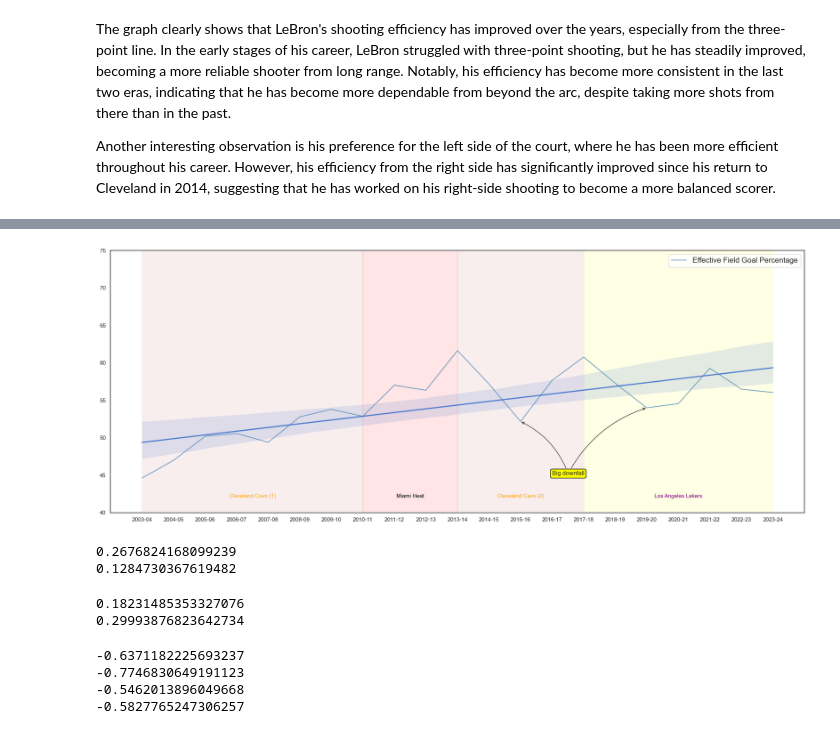
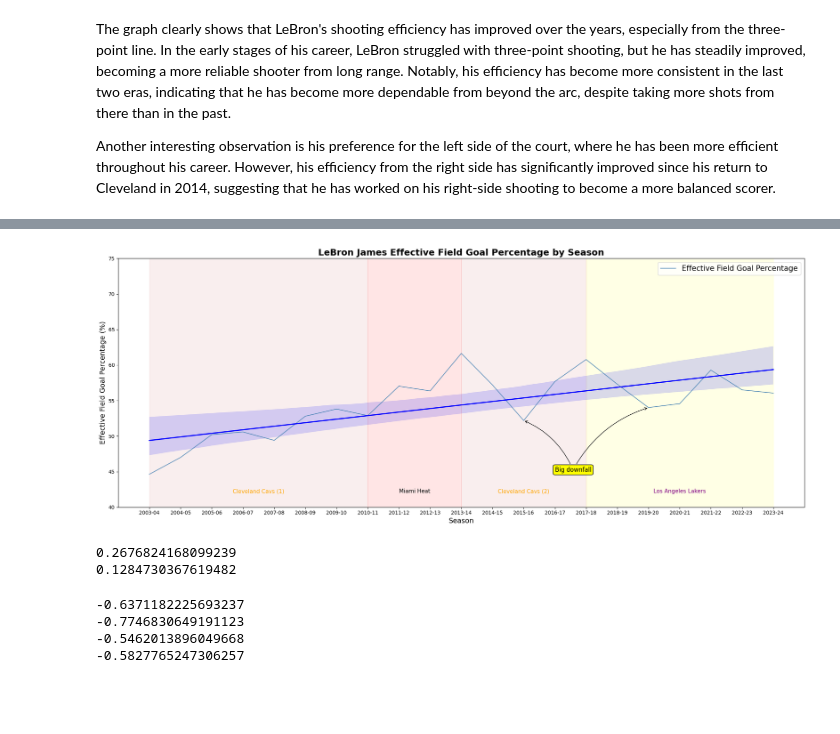
Before and after one commit to francescobortuzzo/DataScienceProject, a Jupyter notebook: creazione_plot/plot.ipynb, the cells around one changed output, grey strips where cells are left out. Cells and saved outputs as stored; diff of their text form; code cells hidden in the pictures; blank space fills up the shorter version.

```diff
--- a/creazione_plot/plot.ipynb
+++ b/creazione_plot/plot.ipynb
@@ -789,34 +792,39 @@ eras = [
     ('Cleveland Cavs (1)', 0, 7, 'indianred'),
     ('Miami Heat', 7, 10, 'red'),
     ('Cleveland Cavs (2)', 10, 14, 'indianred'),
     ('Los Angeles Lakers', 14, 20, 'yellow')
 ]
 
 text_color = ['orange', 'black', 'orange', 'purple']
 
 for era, d, d2, color in eras:
     plt.fill_between([d, d2], 0, 100, color=color, alpha=0.1)
     plt.text((d + d2) / 2, 42, era, fontsize=11, ha='center', color=text_color[eras.index((era, d, d2, color))])
 
 
 # Add legend
 plt.legend(loc='upper right', fontsize=15)
 
 # Annotate poor shooting seasons
 plt.annotate('Big downfall', xy=(12, efg[12]), xytext=(13, 45), fontsize=12,
              arrowprops=dict(arrowstyle="->", connectionstyle="arc3,rad=.2", color='k'),
              bbox=dict(boxstyle="round,pad=0.3", edgecolor='black', facecolor='yellow'))
 
 plt.annotate('Big downfall', xy=(16, efg[16]), xytext=(13, 45), fontsize=12,
              arrowprops=dict(arrowstyle="->", connectionstyle="arc3,rad=-.2", color='k'),
              bbox=dict(boxstyle="round,pad=0.3", edgecolor='black', facecolor='yellow'))
 # Plot regression line using seaborn
 sns.regplot(x=seasons_numeric, y=efg, scatter=False, ax=ax, line_kws={"color": "b"})
 
+# Add labels and title
+plt.xlabel('Season', fontsize=14)
+plt.ylabel('Effective Field Goal Percentage (%)', fontsize=14)
+plt.title('LeBron James Effective Field Goal Percentage by Season', fontsize=18, fontweight='bold')
+
 plt.tight_layout()
 plt.show()
 # %% [output]
-[figure, old version]
+[figure, new version]
 # %%
 #correlazione tra efg e usage rate
 
@@ -852,37 +860,3 @@ print(correlation_usg_ts(df2, seasons))
 # %% [output]
 0.2676824168099239
 0.1284730367619482
-# %%
-#correlazione tra efg e plus minus
-
-#This function takes the dataset and a list of seasons as inputs and returns the correlation coefficient between the effective field goal percentage and the plus-minus for each season.
-
-#input data: DataFrame, list of strings
-#output: float
-
-def correlation_efg_pm(data, data2, seasons):
-
-    efg = calculate_efg(data, seasons)
-    pm = data2[data2.Season.isin(seasons)]['RPM']
-    return np.corrcoef(efg, pm)[0, 1]
-
-print(correlation_efg_pm(df, df2, seasons))
-
-
-#correlazione tra ts e plus minus
-
-#This function takes the dataset and a list of seasons as inputs and returns the correlation coefficient between the true shooting percentage and the plus-minus for each season.
-
-#input data: DataFrame, list of strings
-
-#output: float
-
-def correlation_ts_pm(data, seasons):
-    ts = data[data.Season.isin(seasons)]['TS']
-    pm = data[data.Season.isin(seasons)]['RPM']
-    return np.corrcoef(ts, pm)[0, 1]
-
-print(correlation_ts_pm(df2, seasons))
-# %% [output]
-0.18231485353327076
-0.29993876823642734
```
Also changed, not shown: parts of 20 cells of this notebook, 6 other files.
